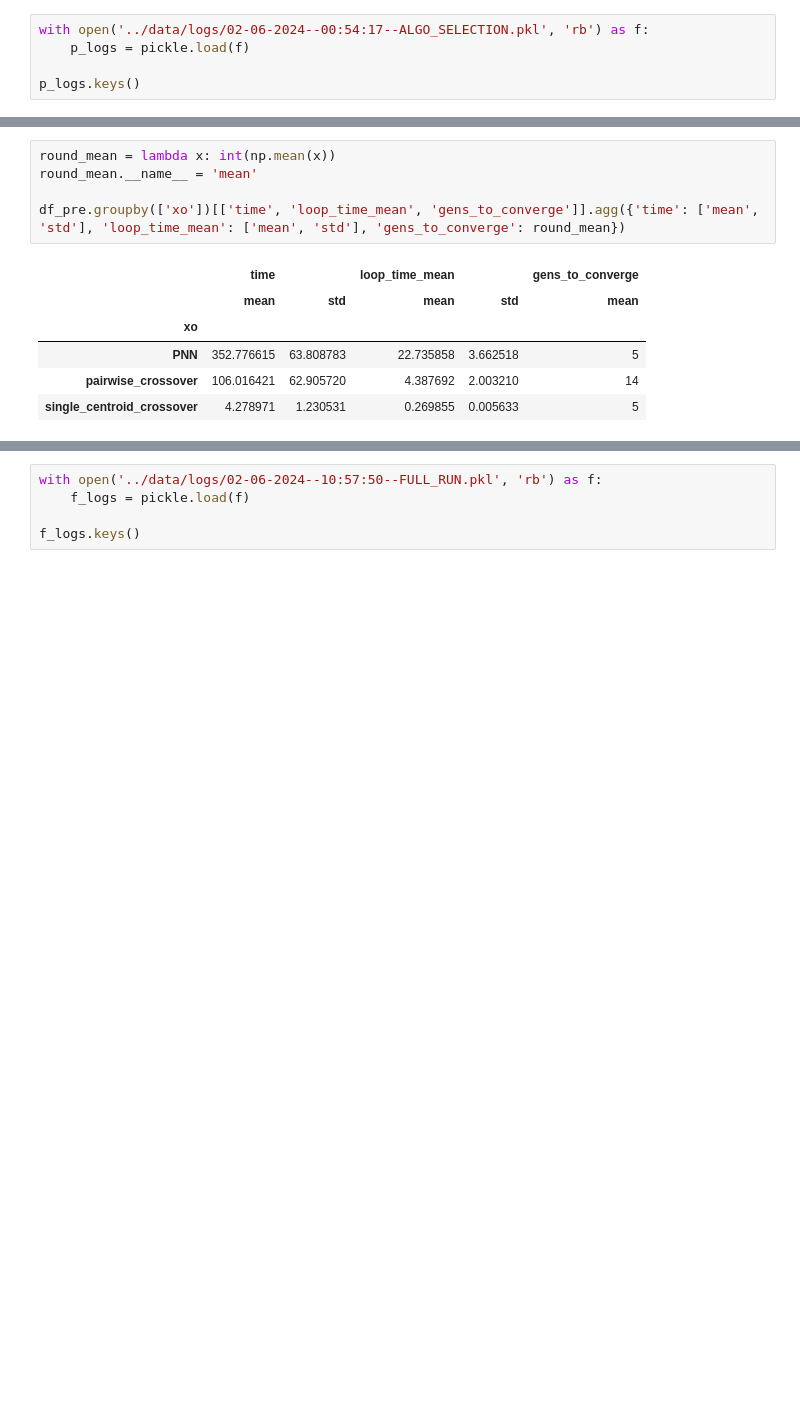
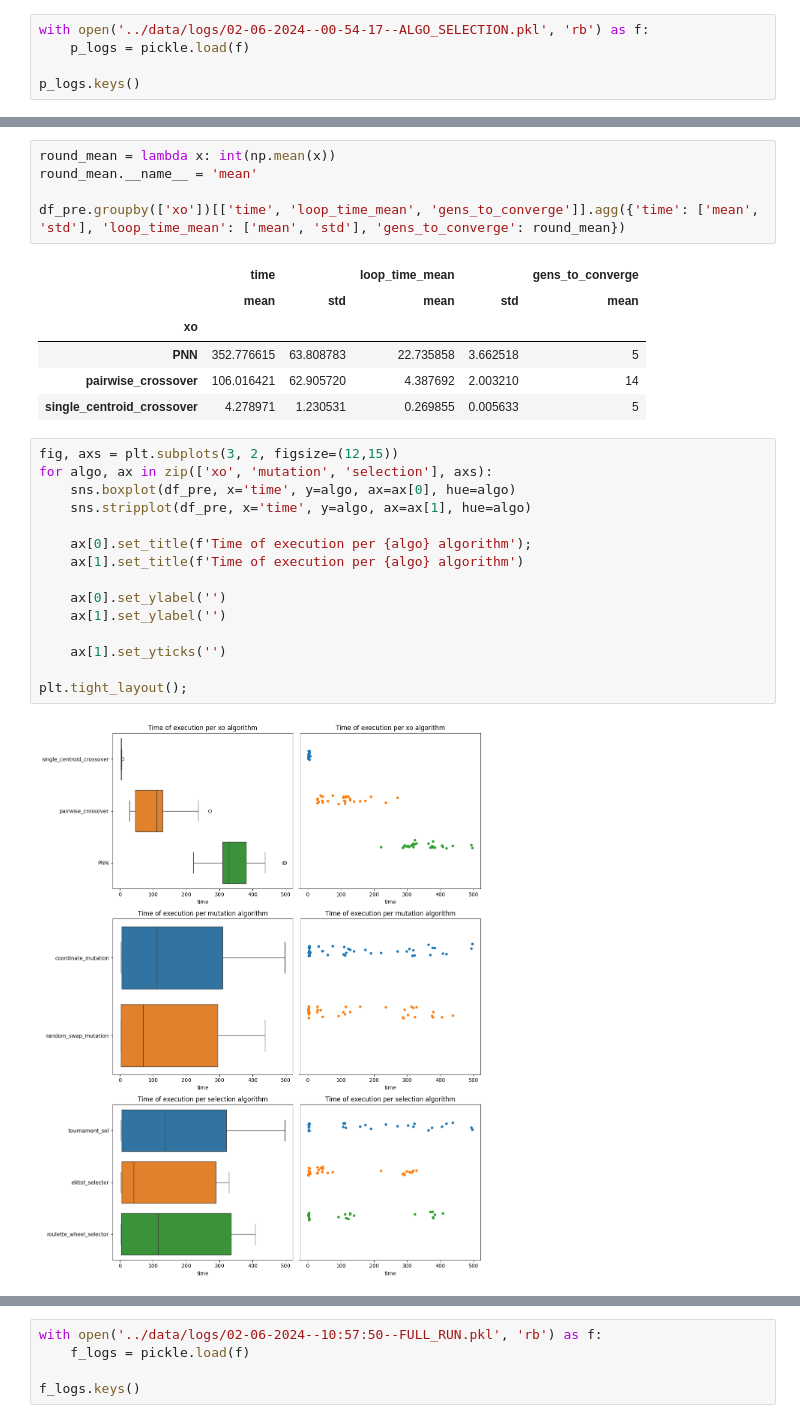
Before and after one commit to vitorsouton/cifo, a Jupyter notebook: notebooks/final_findings.ipynb, the cells around one changed output, grey strips where cells are left out. Drawn from its saved outputs; the diff is of its cells as text; blank space fills up the shorter version.

```diff
--- a/notebooks/final_findings.ipynb
+++ b/notebooks/final_findings.ipynb
@@ -30,7 +30,7 @@ data.head()
 Disclaimer: I forgot to add to the logs the fitness (which is the inertia)...<br>
 At least I've logged the best representations, so we can calculate the inertia and check!
 # %%
-with open('../data/logs/02-06-2024--00:54:17--ALGO_SELECTION.pkl', 'rb') as f:
+with open('../data/logs/02-06-2024--00-54-17--ALGO_SELECTION.pkl', 'rb') as f:
     p_logs = pickle.load(f)
 
 p_logs.keys()
@@ -83,3 +83,20 @@ df_pre.groupby(['xo'])[['time', 'loop_time_mean', 'gens_to_converge']].agg({'tim
 | PNN | 352.776615 | 63.808783 | 22.735858 | 3.662518 | 5 |
 | pairwise_crossover | 106.016421 | 62.905720 | 4.387692 | 2.003210 | 14 |
 | single_centroid_crossover | 4.278971 | 1.230531 | 0.269855 | 0.005633 | 5 |
+# %%
+fig, axs = plt.subplots(3, 2, figsize=(12,15))
+for algo, ax in zip(['xo', 'mutation', 'selection'], axs):
+    sns.boxplot(df_pre, x='time', y=algo, ax=ax[0], hue=algo)
+    sns.stripplot(df_pre, x='time', y=algo, ax=ax[1], hue=algo)
+
+    ax[0].set_title(f'Time of execution per {algo} algorithm');
+    ax[1].set_title(f'Time of execution per {algo} algorithm')
+
+    ax[0].set_ylabel('')
+    ax[1].set_ylabel('')
+
+    ax[1].set_yticks('')
+
+plt.tight_layout();
+# %% [output]
+[figure, added]
```
Also changed, not shown: parts of 13 cells of this notebook, 7 other files.
